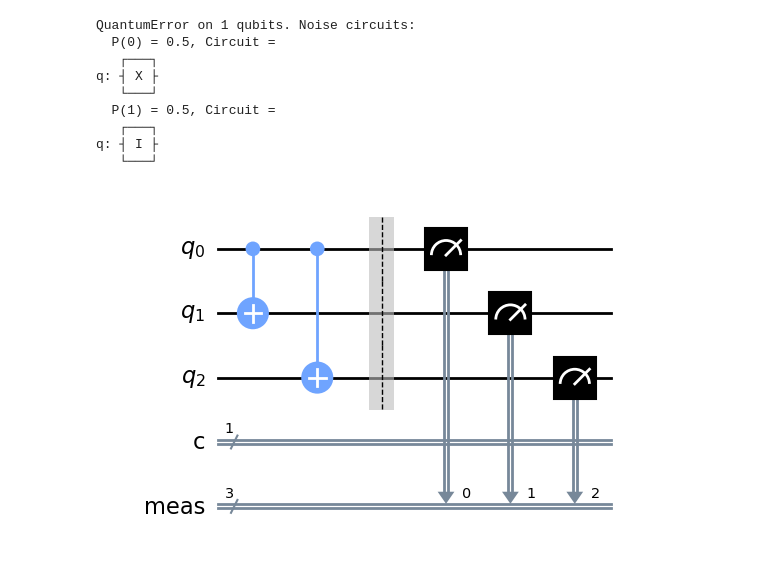
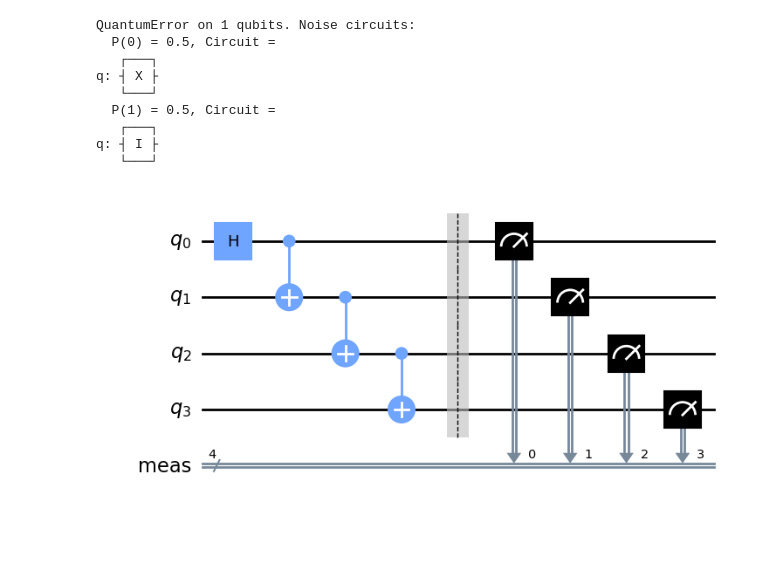
Before and after one commit to mikealiende/Laboratorio-3-Informacion-Cuantica, a Jupyter notebook: test2_noise_model.ipynb, the cells around one changed output. Saved outputs shown, nothing was run; the diff lists cells and outputs as text; code cells hidden in the pictures; blank space fills up the shorter version.

```diff
--- a/test2_noise_model.ipynb
+++ b/test2_noise_model.ipynb
@@ -23,14 +23,13 @@ q: ┤ X ├
    ┌───┐
 q: ┤ I ├
    └───┘
-# %%
-q = QuantumRegister(3,'q')
-c = ClassicalRegister(1, 'c')
-circuit = QuantumCircuit(q,c)
-
-circuit.cx(q[0],q[1])
-circuit.cx(q[0],q[2])
-circuit.measure_all()
-circuit.draw(output='mpl', style="clifford")
-# %% [output]
-[figure, removed]
+# %%
+n_qubits = 4
+circ = QuantumCircuit(n_qubits)
+circ.h(0)
+for qubit in range(n_qubits - 1):
+    circ.cx(qubit, qubit + 1)
+circ.measure_all()
+circ.draw(output='mpl', style="clifford")
+# %% [output]
+[figure, added]
```
Also changed, not shown: parts of 7 cells of this notebook, 1 other file.
